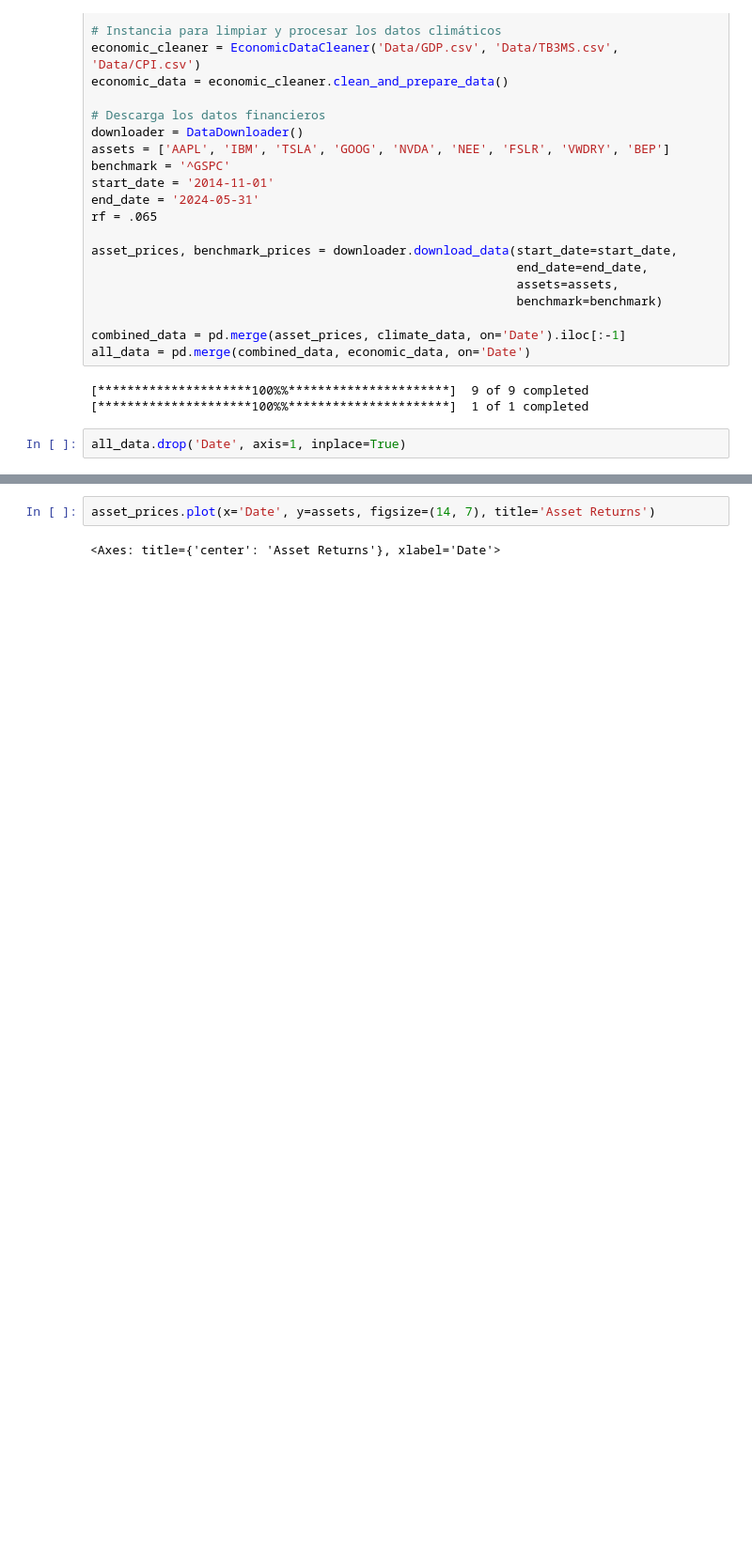
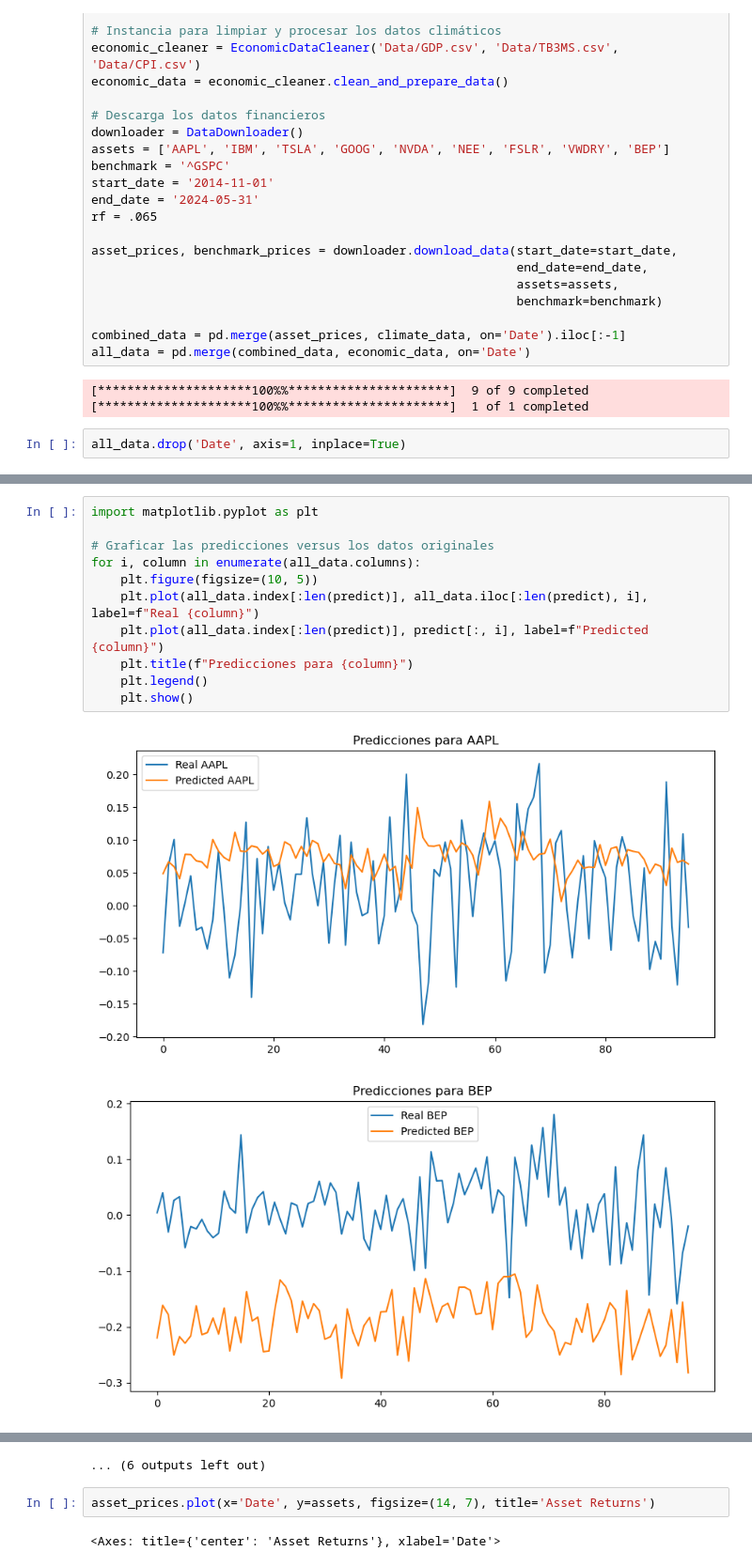
Before and after one commit to luisrc44/QAA-with-Climate-Change-and-ESG, a Jupyter notebook: QAA_wCC.ipynb, the cells around one changed output, grey strips where cells are left out. Shown at 94% size. Saved outputs shown, nothing was run; the diff lists cells and outputs as text; blank space fills up the shorter version.

```diff
--- a/QAA_wCC.ipynb
+++ b/QAA_wCC.ipynb
@@ -71,0 +72,14 @@ Valores predichos:
+# %%
+import matplotlib.pyplot as plt
+
+# Graficar las predicciones versus los datos originales
+for i, column in enumerate(all_data.columns):
+    plt.figure(figsize=(10, 5))
+    plt.plot(all_data.index[:len(predict)], all_data.iloc[:len(predict), i], label=f"Real {column}")
+    plt.plot(all_data.index[:len(predict)], predict[:, i], label=f"Predicted {column}")
+    plt.title(f"Predicciones para {column}")
+    plt.legend()
+    plt.show()
+# %% [output]
+[figure, added]
+[figure, added]
@@ -72,3 +96,4 @@ Valores predichos:
+... (6 outputs left out)
 # %%
 asset_prices.plot(x='Date', y=assets, figsize=(14, 7), title='Asset Returns')
 # %% [output]
```
Also changed, not shown: parts of 4 cells of this notebook.
